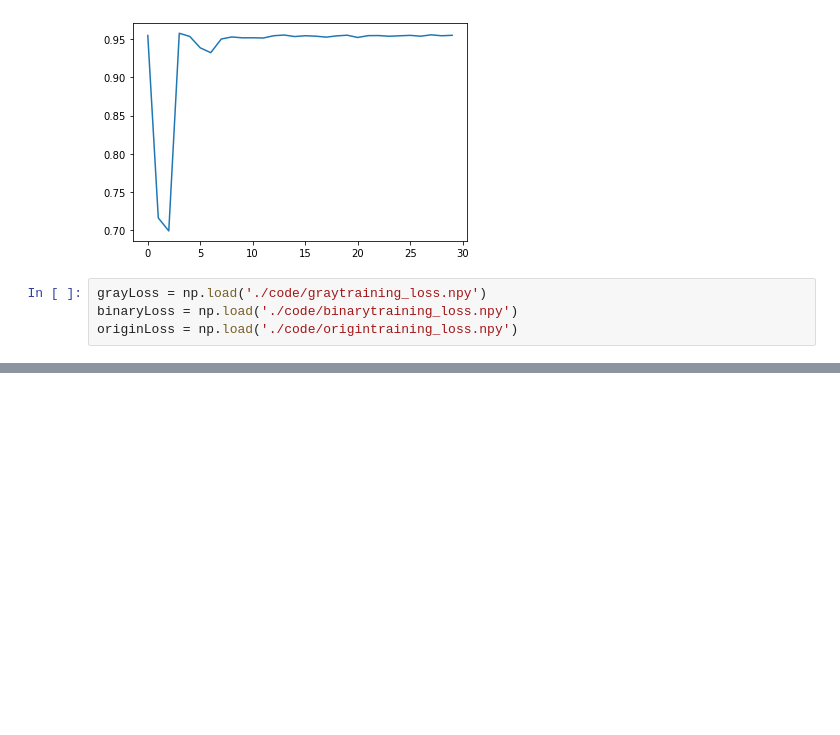
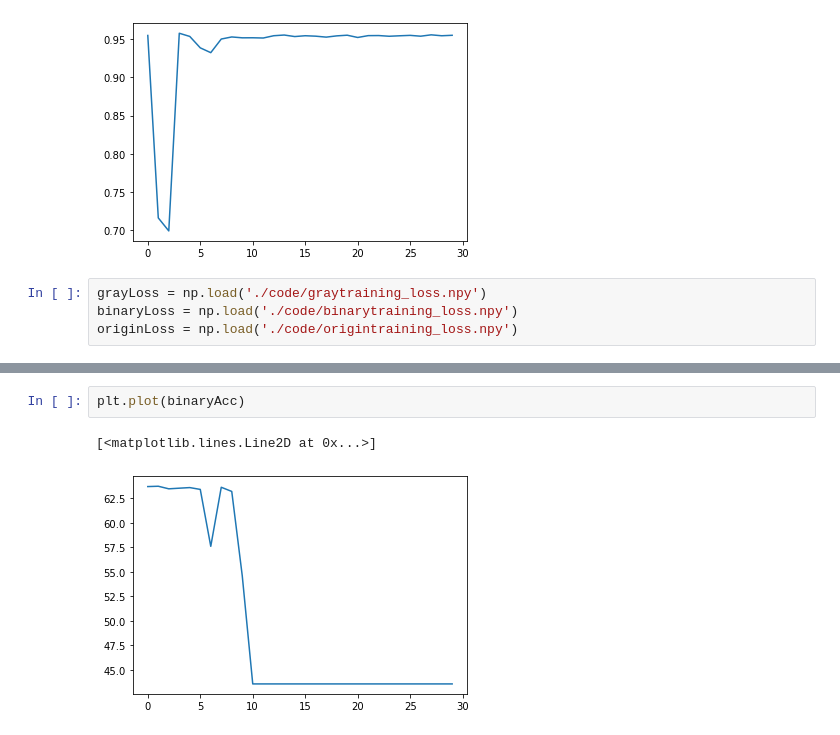
Before and after one commit to alstjrdld1/gray_anomaly_detection, a Jupyter notebook: Untitled.ipynb, the cells around one changed output, grey strips where cells are left out. Saved outputs shown, nothing was run; the diff lists cells and outputs as text; blank space fills up the shorter version.

```diff
--- a/Untitled.ipynb
+++ b/Untitled.ipynb
@@ -183,0 +201,5 @@ plt.plot(originLoss)
+# %%
+plt.plot(binaryAcc)
+# %% [output]
+[<matplotlib.lines.Line2D at 0x...>]
+[figure, added]
```
Also changed, not shown: parts of 8 cells of this notebook, 5 other files.
